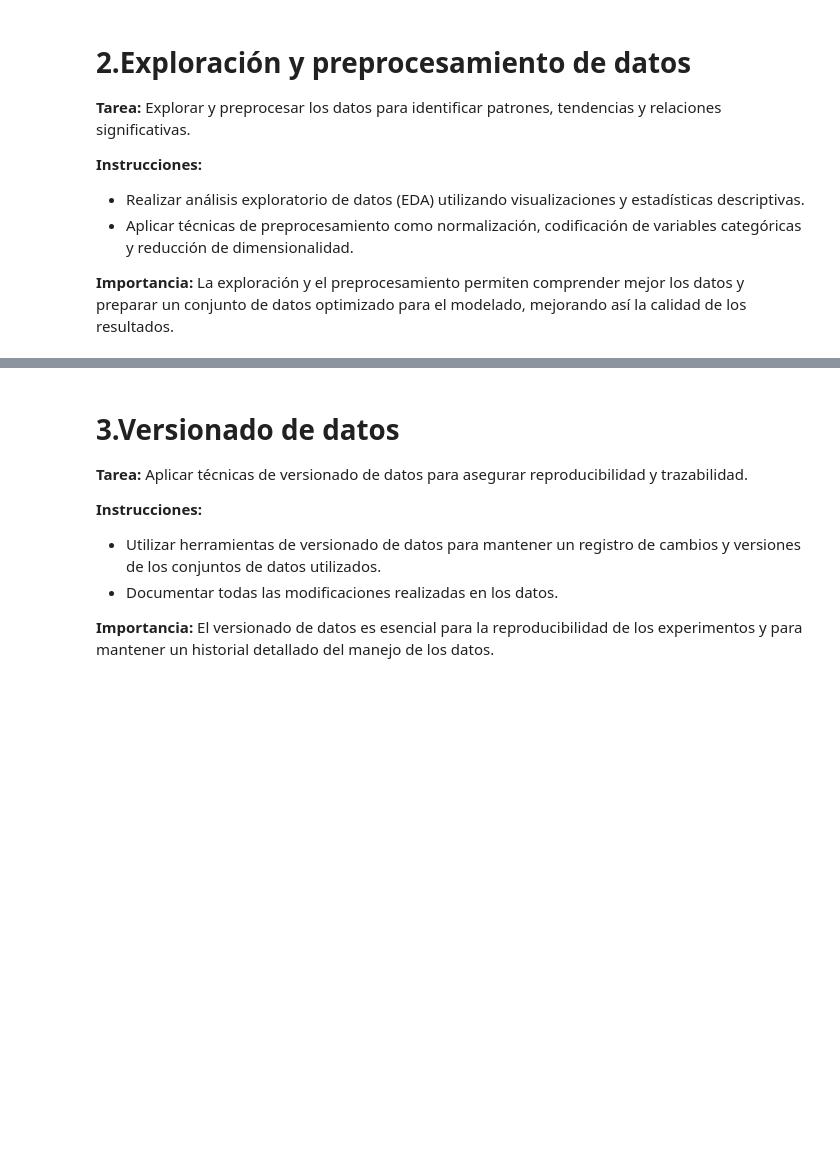
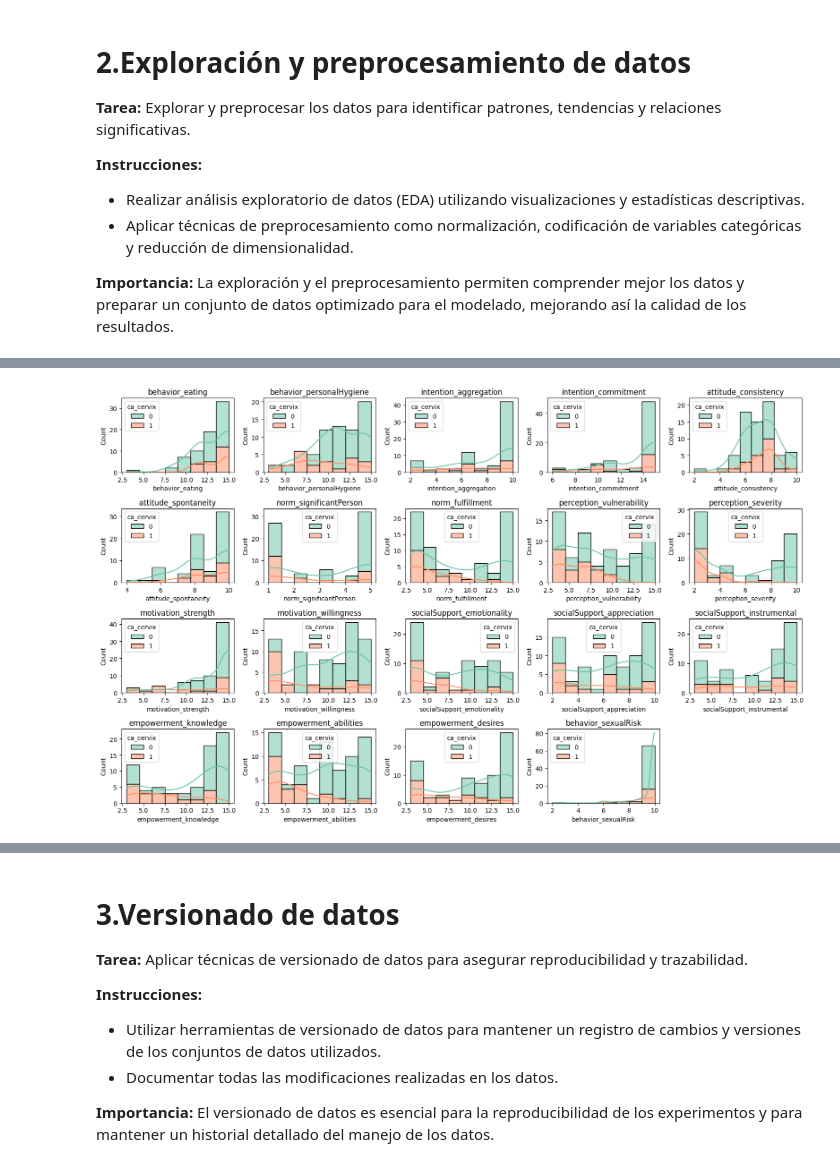
Before and after one commit to Tieralx/MNA-MLOps-, a Jupyter notebook: Fase 1_Equipo34.ipynb, the cells around one changed output, grey strips where cells are left out. Cells and saved outputs as stored; diff of their text form; code cells hidden in the pictures; blank space fills up the shorter version.

```diff
--- a/Fase 1_Equipo34.ipynb
+++ b/Fase 1_Equipo34.ipynb
@@ -122,0 +160,12 @@ array([[<Axes: title={'center': 'behavior_eating'}>,
+# %%
+# Histogramas de las características por clase de la variable objetivo
+plt.figure(figsize=(16, 10))
+for i, column in enumerate(cervical_data.columns[:-1]):
+    plt.subplot(4, 5, i+1)
+    sns.histplot(data=cervical_data, x=column, hue='ca_cervix', multiple='stack', kde=True, palette='Set2')
+    plt.title(column)
+    plt.tight_layout()
+
+plt.show()
+# %% [output]
+[figure, added]
```
Also changed, not shown: parts of 18 cells of this notebook.
